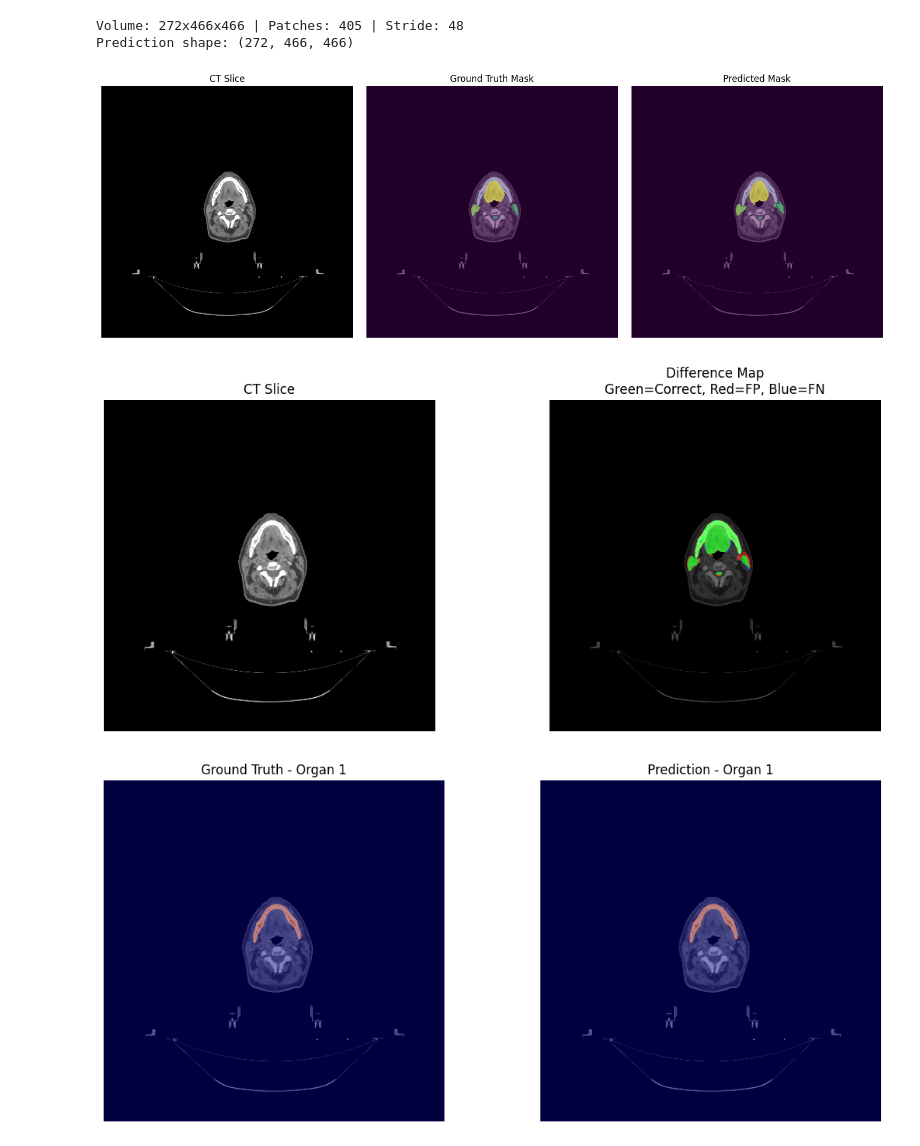
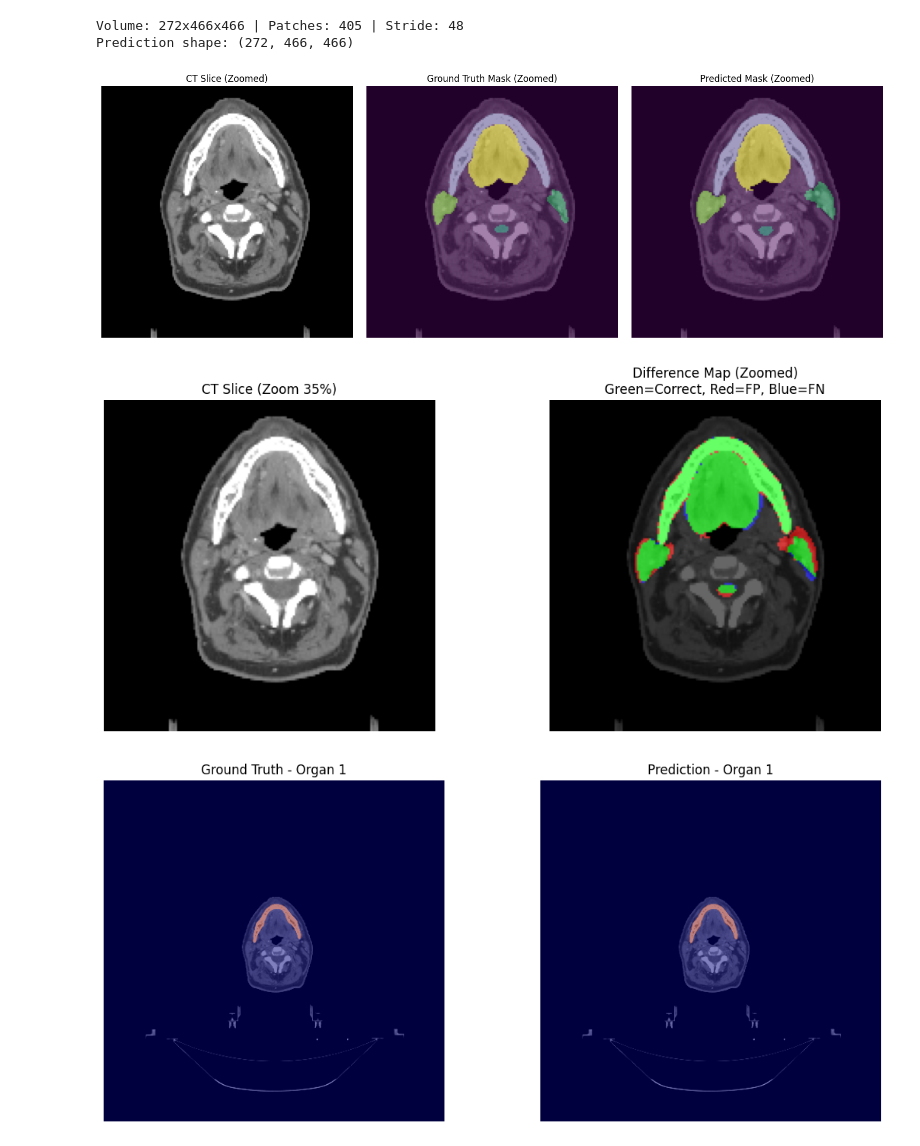
Before and after one commit to dhanushpachabhatla/mini-project-1, a Jupyter notebook: validation/cbam_nnunet.ipynb, the cells around one changed output. Drawn from its saved outputs; the diff is of its cells as text; code cells hidden in the pictures.

```diff
--- a/validation/cbam_nnunet.ipynb
+++ b/validation/cbam_nnunet.ipynb
@@ -20,7 +20,7 @@ model = nnUNet3D_CBAM(
     out_channels=7,
     base_filters=24
 ).to(device)
-model_path = "../experiments/cbam_nnunet_fold0/best_dice_model.pth"
+model_path = "../experiments/sdm_cbam/best_dice_model.pth"
 checkpoint = torch.load(model_path, map_location=device)
 model.load_state_dict(checkpoint["model_state_dict"])
 
@@ -65,36 +65,53 @@ ct_slice = image[z]
 gt_slice = label[z]
 pred_slice = pred[z]
 # %%
+def zoom_center(img, zoom_factor=0.5):
+    h, w = img.shape[:2]
+
+    # New cropped size
+    new_h, new_w = int(h * zoom_factor), int(w * zoom_factor)
+
+    # Center crop coordinates
+    start_h = (h - new_h) // 2
+    start_w = (w - new_w) // 2
+
+    return img[start_h:start_h+new_h, start_w:start_w+new_w]
+
+# Apply zoom
+ct_zoom = zoom_center(ct_slice, 0.35)
+gt_zoom = zoom_center(gt_slice, 0.35)
+pred_zoom = zoom_center(pred_slice, 0.35)
+
 plt.figure(figsize=(15,5))
 
 # CT
 plt.subplot(1,3,1)
-plt.imshow(ct_slice, cmap='gray')
-plt.title("CT Slice")
+plt.imshow(ct_zoom, cmap='gray')
+plt.title("CT Slice (Zoomed)")
 plt.axis("off")
 
 # Ground Truth
 plt.subplot(1,3,2)
-plt.imshow(ct_slice, cmap='gray')
-plt.imshow(gt_slice, alpha=0.5)
-plt.title("Ground Truth Mask")
+plt.imshow(ct_zoom, cmap='gray')
+plt.imshow(gt_zoom, alpha=0.5)
+plt.title("Ground Truth Mask (Zoomed)")
 plt.axis("off")
 
 # Prediction
 plt.subplot(1,3,3)
-plt.imshow(ct_slice, cmap='gray')
-plt.imshow(pred_slice, alpha=0.5)
-plt.title("Predicted Mask")
+plt.imshow(ct_zoom, cmap='gray')
+plt.imshow(pred_zoom, alpha=0.5)
+plt.title("Predicted Mask (Zoomed)")
 plt.axis("off")
 
 plt.tight_layout()
 plt.show()
 # %% [output]
-[figure, old version]
+[figure, new version]
 # %%
-show_difference_map(ct_slice, gt_slice, pred_slice)
+show_difference_map(ct_slice, gt_slice, pred_slice,zoom_factor=0.35)
 # %% [output]
-[figure, old version]
+[figure, new version]
 # %%
 show_organ_overlay(ct_slice, gt_slice, pred_slice,organ_id=1)
 show_organ_overlay(ct_slice, gt_slice, pred_slice)
```
Also changed, not shown: 12 other files.
